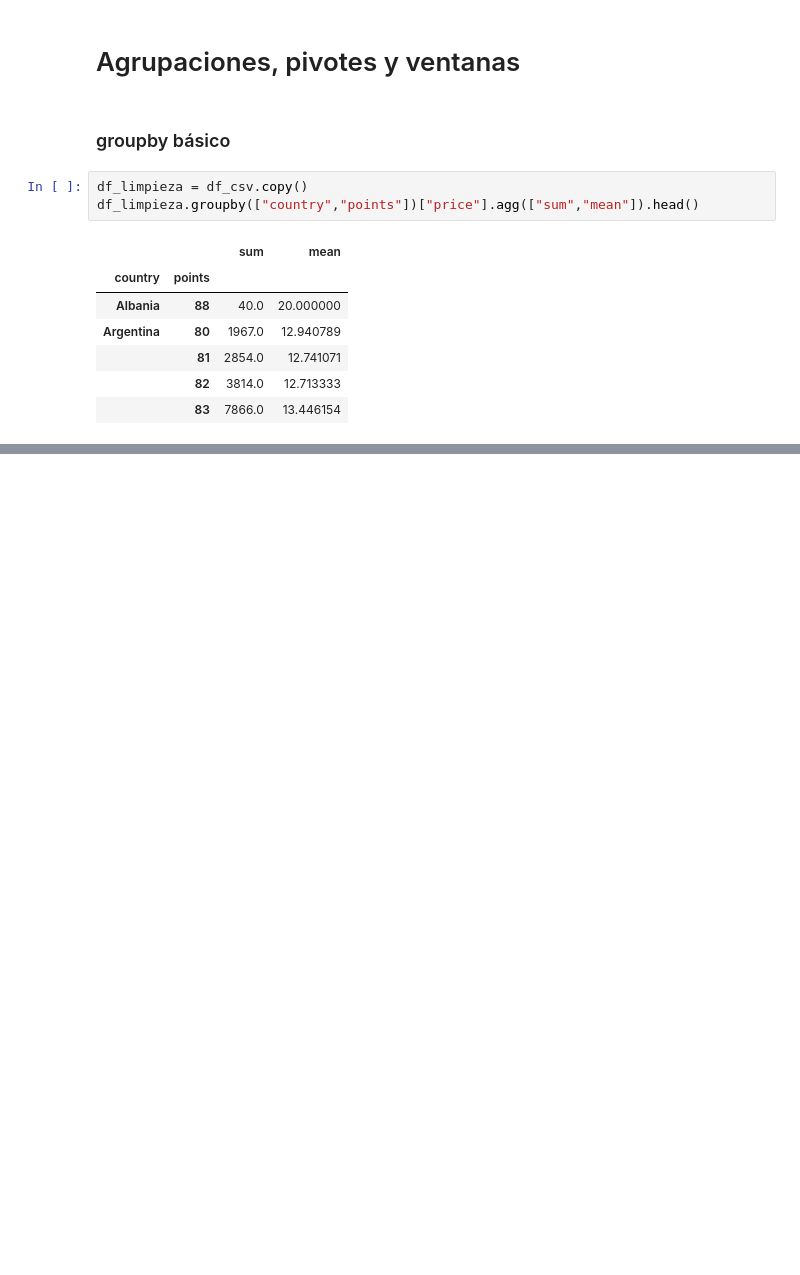
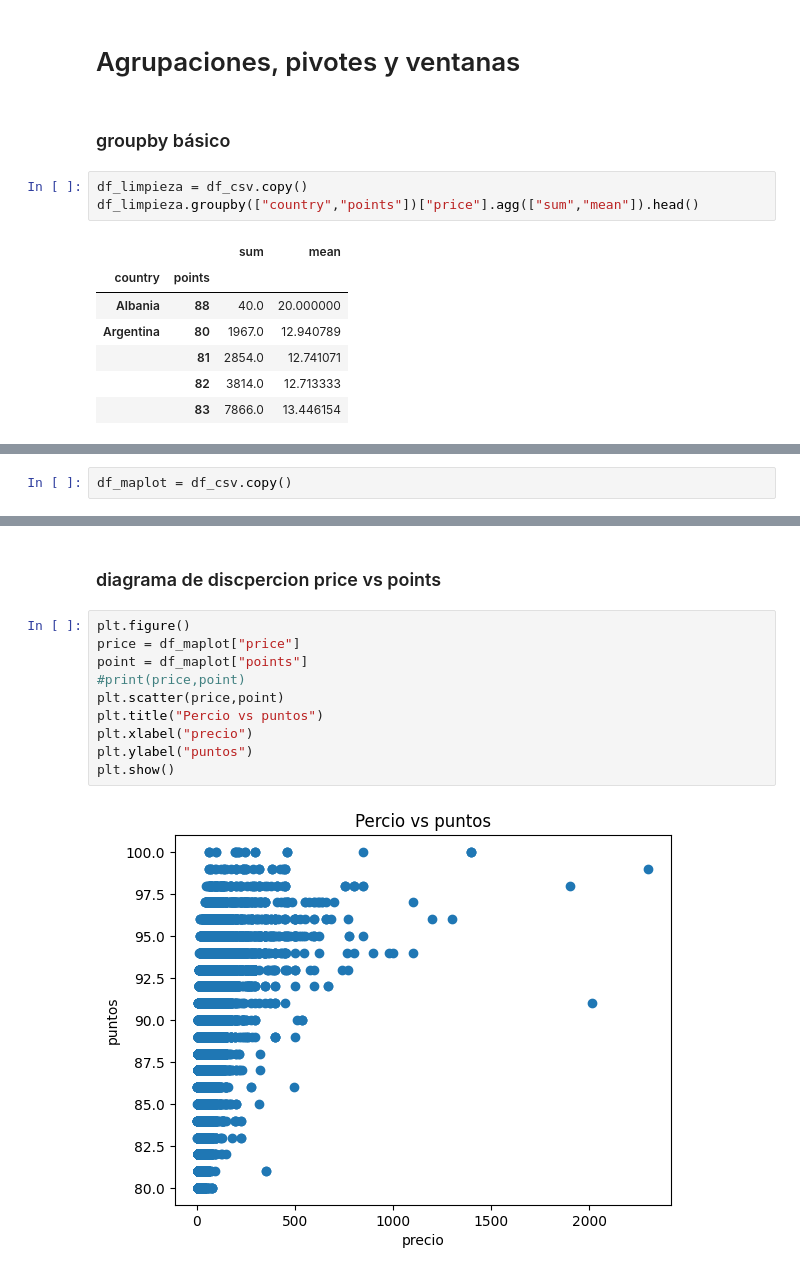
Before and after one commit to andresfkyjas/pad20252_1, a Jupyter notebook: src/clases_ad/clase_5678_pandas.ipynb, the cells around one changed output, grey strips where cells are left out. Drawn from its saved outputs; the diff is of its cells as text; blank space fills up the shorter version.

```diff
--- a/src/clases_ad/clase_5678_pandas.ipynb
+++ b/src/clases_ad/clase_5678_pandas.ipynb
@@ -769,0 +773,2 @@ df_limpieza.groupby(["country","points"])["price"].agg(["sum","mean"]).head()
+# %%
+df_maplot = df_csv.copy()
@@ -769,0 +797,14 @@ df_limpieza.groupby(["country","points"])["price"].agg(["sum","mean"]).head()
+# %% [markdown]
+### diagrama de discpercion price vs points
+# %%
+plt.figure()
+price = df_maplot["price"]
+point = df_maplot["points"]
+#print(price,point)
+plt.scatter(price,point)
+plt.title("Percio vs puntos")
+plt.xlabel("precio")
+plt.ylabel("puntos")
+plt.show()
+# %% [output]
+[figure, added]
```
Also changed, not shown: parts of 23 cells of this notebook.
